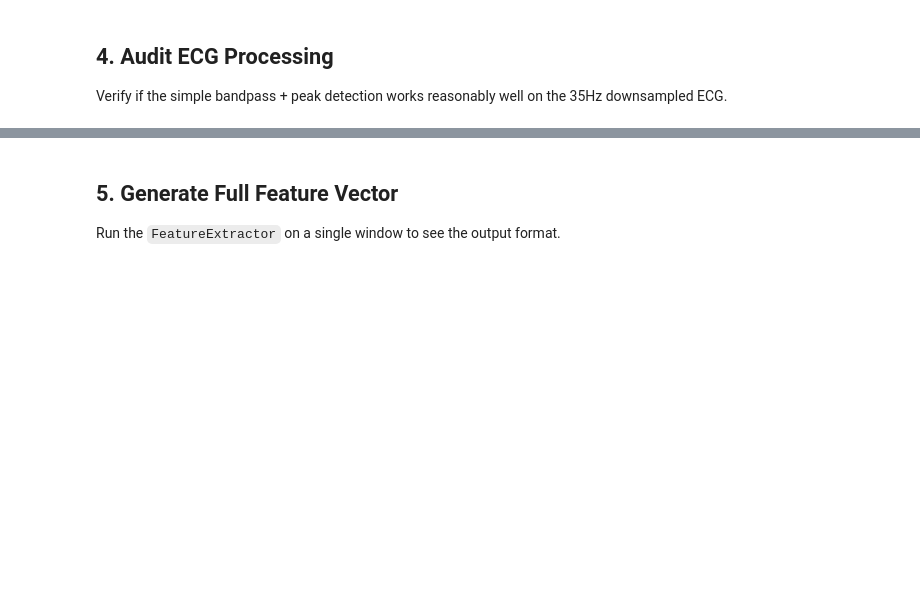
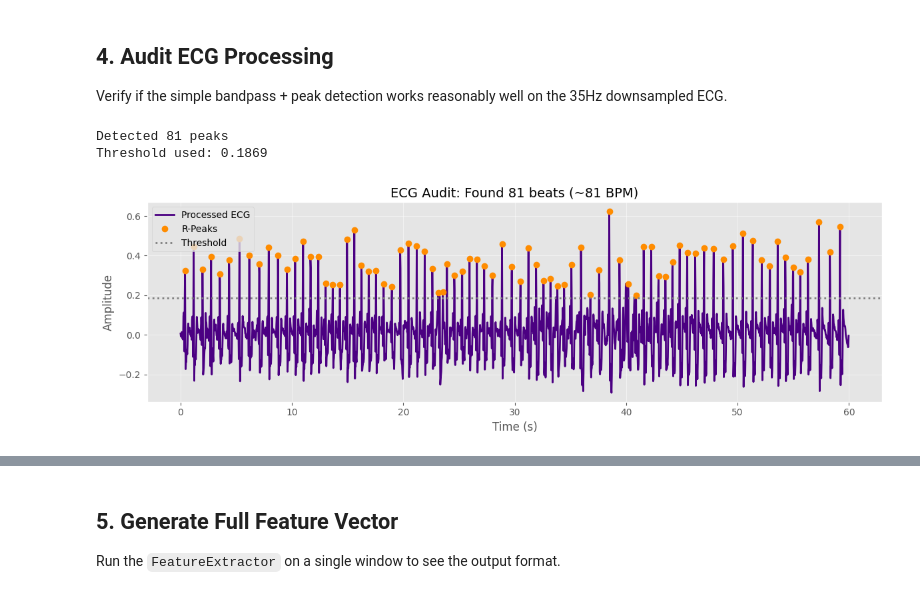
Before and after one commit to gmatteuc/Wearable_stress_biomarker, a Jupyter notebook: notebooks/02_feature_extraction_verification.ipynb, the cells around one changed output, grey strips where cells are left out. Saved outputs shown, nothing was run; the diff lists cells and outputs as text; code cells hidden in the pictures; blank space fills up the shorter version.

```diff
--- a/notebooks/02_feature_extraction_verification.ipynb
+++ b/notebooks/02_feature_extraction_verification.ipynb
@@ -95,24 +109,26 @@ plt.show()
 Verify if the simple bandpass + peak detection works reasonably well on the 35Hz downsampled ECG.
 # %%
 ecg_signal = np.array(window['ECG'])
+fs = config['data']['target_sampling_rate']
 
-# --- Replicate Logic ---
-# Bandpass 1-15Hz
-b, a = signal.butter(3, [1.0 / (0.5 * fs), 15.0 / (0.5 * fs)], btype='band')
-clean_ecg = signal.filtfilt(b, a, ecg_signal)
-# Detect R-peaks
-peaks, _ = signal.find_peaks(clean_ecg, height=np.mean(clean_ecg), distance=int(0.4 * fs))
+# --- Use Actual FeatureExtractor Logic ---
+extractor = FeatureExtractor(config)
+clean_ecg, peaks, threshold_used = extractor.get_ecg_peaks(ecg_signal)
+
+print(f"Detected {len(peaks)} peaks")
+print(f"Threshold used: {threshold_used:.4f}")
 
 # --- Visualization ---
-plt.figure(figsize=(12, 4))
-time = np.arange(len(ecg_signal)) / fs
-
-plt.plot(time, clean_ecg, label='Processed ECG (1-15Hz)')
-plt.plot(time[peaks], clean_ecg[peaks], "ro", label='Detected R-Peaks')
-plt.axhline(np.mean(clean_ecg), color='gray', linestyle='--', label='Detection Threshold')
-
-est_bpm = len(peaks) * (60 / (len(ecg_signal)/fs))
-plt.title(f"ECG Audit: Found {len(peaks)} beats (~{est_bpm:.0f} BPM)")
-plt.xlabel("Time (s)")
-plt.legend()
+loc = config['data'].get('sensor_location', 'chest').upper()
+fig = plot_ecg_audit(
+    time_axis=np.arange(len(ecg_signal)) / fs,
+    clean_ecg=clean_ecg,
+    peaks=peaks,
+    threshold=threshold_used,
+    save_folder=loc
+)
 plt.show()
+# %% [output]
+Detected 81 peaks
+Threshold used: 0.1869
+[figure, added]
```
Also changed, not shown: parts of 10 cells of this notebook, 23 other files.
